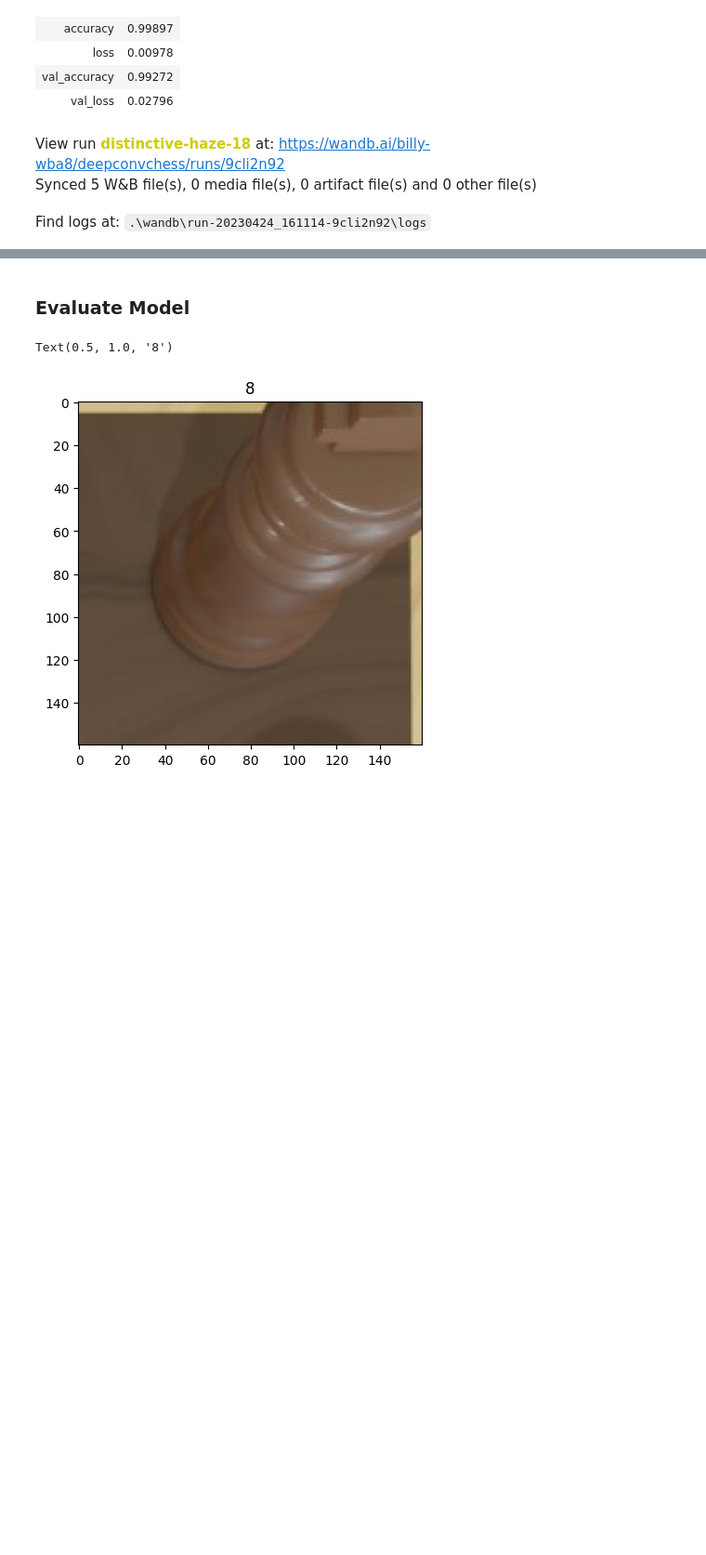
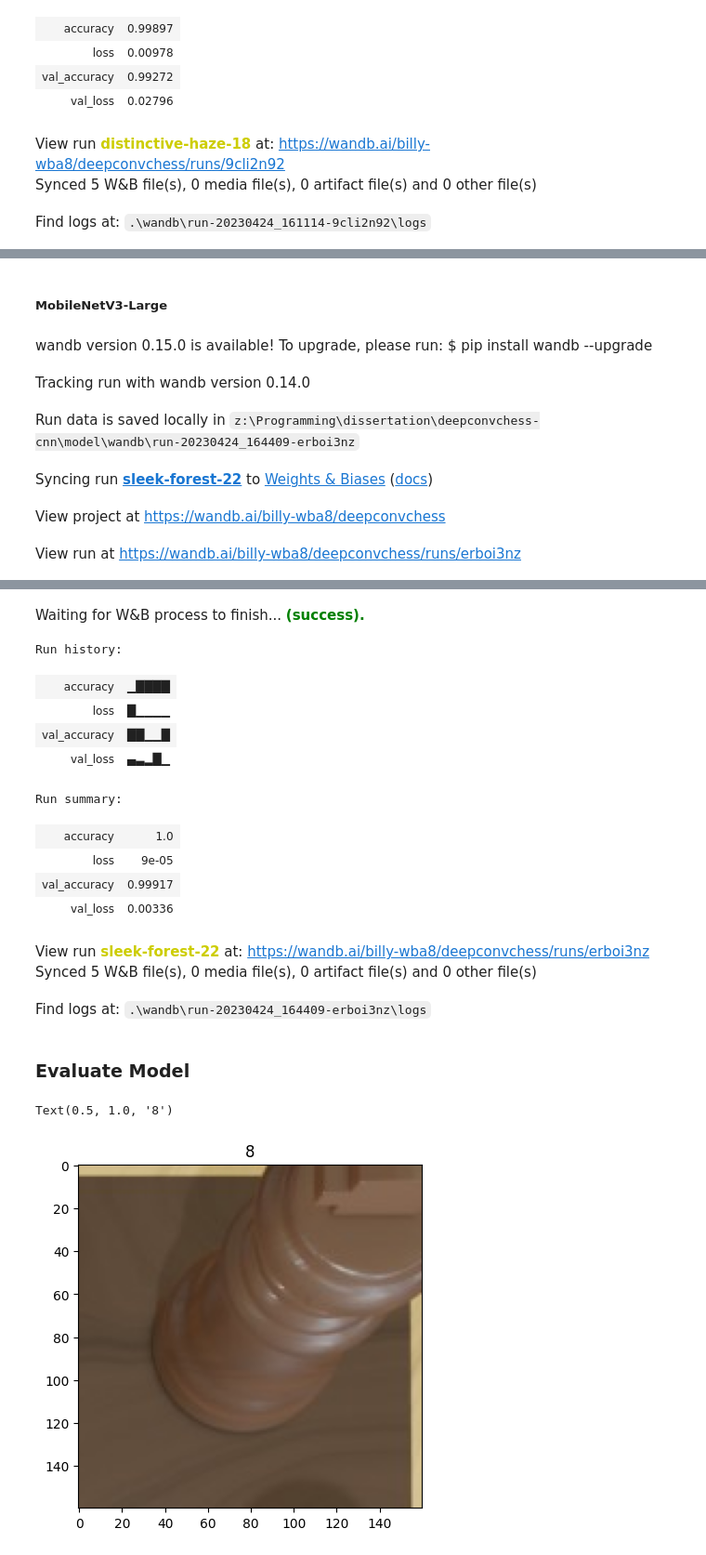
Before and after one commit to billywba/deepconvchess-cnn, a Jupyter notebook: model/main.ipynb, the cells around one changed output, grey strips where cells are left out. Shown at 93% size. Saved outputs shown, nothing was run; the diff lists cells and outputs as text; code cells hidden in the pictures; blank space fills up the shorter version.

```diff
--- a/model/main.ipynb
+++ b/model/main.ipynb
@@ -332,0 +495,53 @@ Find logs at: .\wandb\run-20230424_161114-9cli2n92\logs
+# %% [markdown]
+##### MobileNetV3-Large
+# %%
+# Start W&B Run
+wandb.init(
+    project="deepconvchess",
+    config={
+        "architecture": "mobilenetv3-large",
+        "optimizer": "adam",
+        "learning_rate": 0.0001,
+        "loss": "sparse_categorical_crossentropy",
+        "metric": "accuracy",
+        "batch_size": 32,
+        "epochs": 5,
+    }
+)
+
+config = wandb.config
+
+# Create Model
+mobilenet_model = MobileNetV3Large(input_shape=(160, 160, 3), include_top=False)
+mobilenet_model.trainable = False
+
+model = Sequential([
+    mobilenet_model,
+    Flatten(),
+    Dense(NUM_CLASSES, activation='softmax', name='output') # Additional output layer for chess pieces
+], name=config.architecture)
+
+# Create Optimizer
+if config.optimizer == 'adam':
+    optimizer = tf.keras.optimizers.Adam(learning_rate=config.learning_rate)
+
+# Compile Model
+model.compile(optimizer=optimizer, loss=config.loss, metrics=[config.metric])
+
+# Build Model
+history = model.fit(X_train,
+                    y_train,
+                    batch_size=config.batch_size,
+                    epochs=config.epochs,
+                    validation_data=(X_test, y_test),
+                    callbacks=[EpochLogCallback()])
+
+# Finish W&B Run
+wandb.finish()
+# %% [output]
+wandb version 0.15.0 is available! To upgrade, please run: $ pip install wandb --upgrade
+Tracking run with wandb version 0.14.0
+Run data is saved locally in z:\Programming\dissertation\deepconvchess-cnn\model\wandb\run-20230424_164409-erboi3nz
+Syncing run sleek-forest-22 to Weights & Biases (docs)
+View project at https://wandb.ai/billy-wba8/deepconvchess
+View run at https://wandb.ai/billy-wba8/deepconvchess/runs/erboi3nz
@@ -333,3 +561,17 @@ Find logs at: .\wandb\run-20230424_161114-9cli2n92\logs
+Waiting for W&B process to finish... (success).
+Run history:
+| accuracy | ▁████ |
+| loss | █▁▁▁▁ |
+| val_accuracy | ██▁▁█ |
+| val_loss | ▄▃▂█▁ |
+Run summary:
+| accuracy | 1.0 |
+| loss | 9e-05 |
+| val_accuracy | 0.99917 |
+| val_loss | 0.00336 |
+View run sleek-forest-22 at: https://wandb.ai/billy-wba8/deepconvchess/runs/erboi3nz
+Synced 5 W&B file(s), 0 media file(s), 0 artifact file(s) and 0 other file(s)
+Find logs at: .\wandb\run-20230424_164409-erboi3nz\logs
 # %% [markdown]
 ### Evaluate Model
 # %%
```
Also changed, not shown: parts of 9 cells of this notebook.
